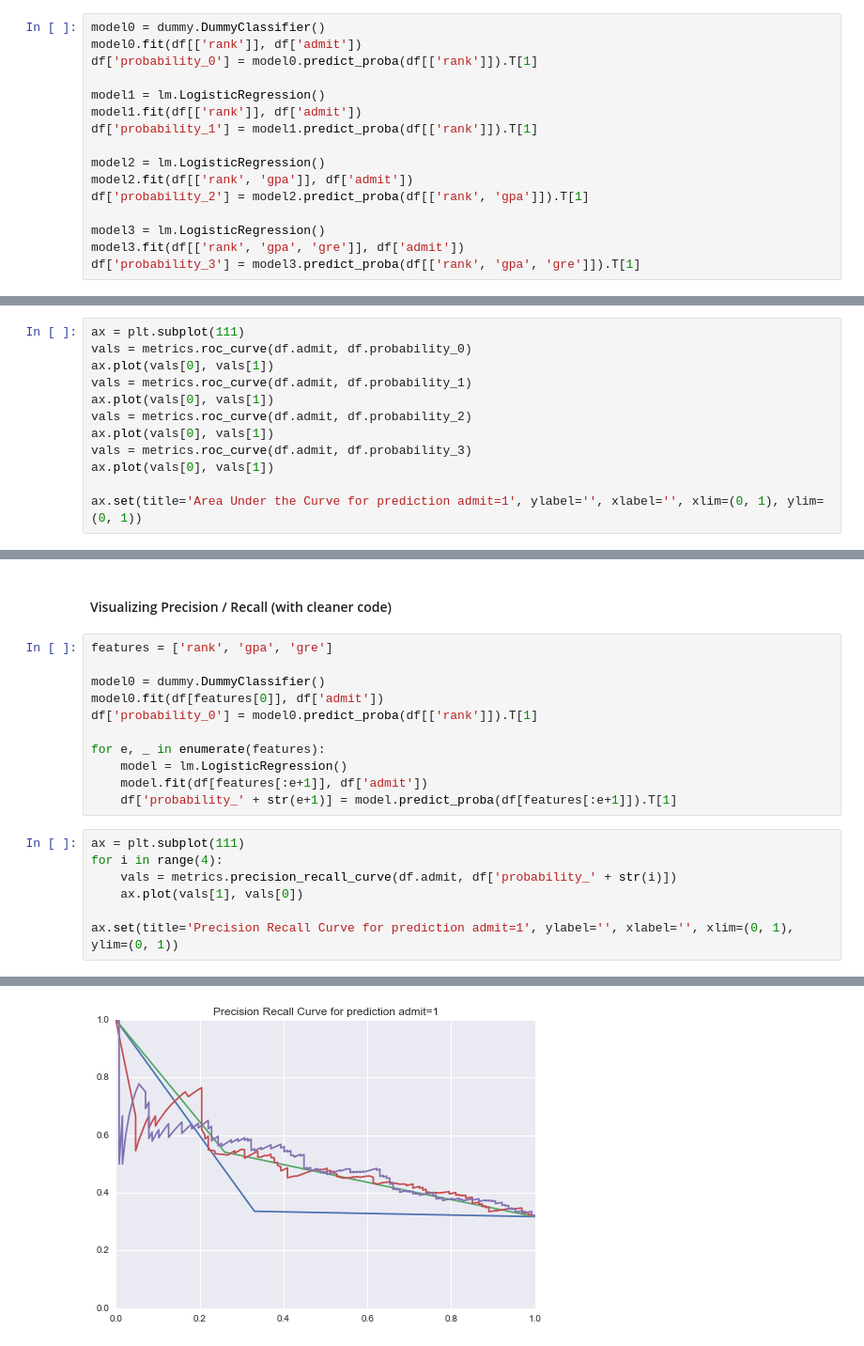
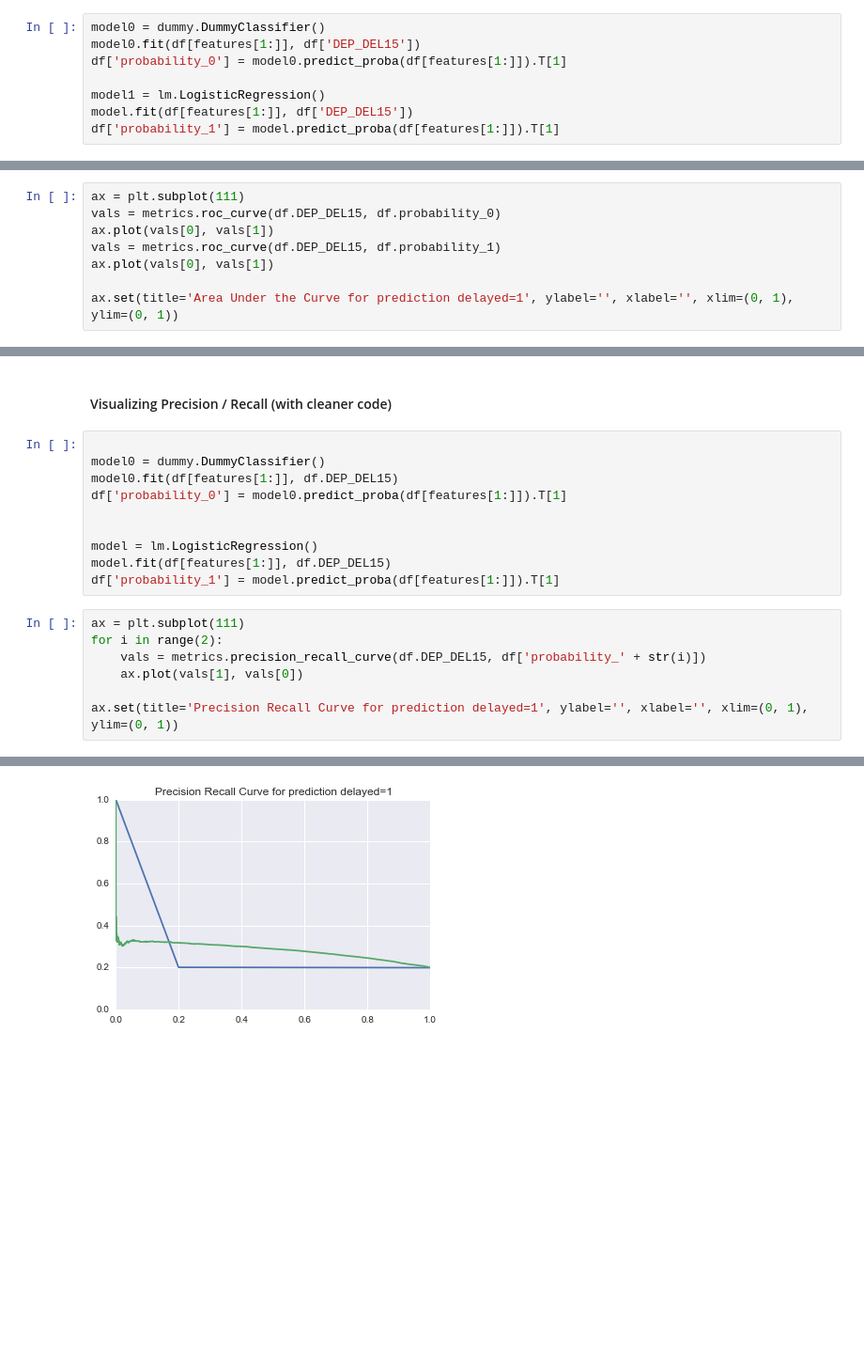
Before and after one commit to eflautt/ga-data-science, a Jupyter notebook: lessons/lesson-10/code/solution-code/solution-code-10.ipynb, the cells around one changed output, grey strips where cells are left out. Shown at 94% size. Cells and saved outputs as stored; diff of their text form; blank space fills up the shorter version.

```diff
--- a/lessons/lesson-10/code/solution-code/solution-code-10.ipynb
+++ b/lessons/lesson-10/code/solution-code/solution-code-10.ipynb
@@ -89,17 +102,9 @@ ax.set(title='Probability of Admission\n Based on GRE and School Rank')
 from sklearn import dummy, metrics
 # %%
 model0 = dummy.DummyClassifier()
-model0.fit(df[['rank']], df['admit'])
-df['probability_0'] = model0.predict_proba(df[['rank']]).T[1]
+model0.fit(df[features[1:]], df['DEP_DEL15'])
+df['probability_0'] = model0.predict_proba(df[features[1:]]).T[1]
 
 model1 = lm.LogisticRegression()
-model1.fit(df[['rank']], df['admit'])
-df['probability_1'] = model1.predict_proba(df[['rank']]).T[1]
-
-model2 = lm.LogisticRegression()
-model2.fit(df[['rank', 'gpa']], df['admit'])
-df['probability_2'] = model2.predict_proba(df[['rank', 'gpa']]).T[1]
-
-model3 = lm.LogisticRegression()
-model3.fit(df[['rank', 'gpa', 'gre']], df['admit'])
-df['probability_3'] = model3.predict_proba(df[['rank', 'gpa', 'gre']]).T[1]
+model.fit(df[features[1:]], df['DEP_DEL15'])
+df['probability_1'] = model.predict_proba(df[features[1:]]).T[1]
@@ -106,15 +113,11 @@ df['probability_3'] = model3.predict_proba(df[['rank', 'gpa', 'gre']]).T[1]
 # %%
 ax = plt.subplot(111)
-vals = metrics.roc_curve(df.admit, df.probability_0)
+vals = metrics.roc_curve(df.DEP_DEL15, df.probability_0)
 ax.plot(vals[0], vals[1])
-vals = metrics.roc_curve(df.admit, df.probability_1)
-ax.plot(vals[0], vals[1])
-vals = metrics.roc_curve(df.admit, df.probability_2)
-ax.plot(vals[0], vals[1])
-vals = metrics.roc_curve(df.admit, df.probability_3)
+vals = metrics.roc_curve(df.DEP_DEL15, df.probability_1)
 ax.plot(vals[0], vals[1])
 
-ax.set(title='Area Under the Curve for prediction admit=1', ylabel='', xlabel='', xlim=(0, 1), ylim=(0, 1))
+ax.set(title='Area Under the Curve for prediction delayed=1', ylabel='', xlabel='', xlim=(0, 1), ylim=(0, 1))
 # %% [output]
 [<matplotlib.text.Text at 0x...>,
  <matplotlib.text.Text at 0x...>,
@@ -125,27 +128,26 @@ ax.set(title='Area Under the Curve for prediction admit=1', ylabel='', xlabel=''
 # %% [markdown]
 #### Visualizing Precision / Recall (with cleaner code)
 # %%
-features = ['rank', 'gpa', 'gre']
 
 model0 = dummy.DummyClassifier()
-model0.fit(df[features[0]], df['admit'])
-df['probability_0'] = model0.predict_proba(df[['rank']]).T[1]
+model0.fit(df[features[1:]], df.DEP_DEL15)
+df['probability_0'] = model0.predict_proba(df[features[1:]]).T[1]
 
-for e, _ in enumerate(features):
-    model = lm.LogisticRegression()
-    model.fit(df[features[:e+1]], df['admit'])
-    df['probability_' + str(e+1)] = model.predict_proba(df[features[:e+1]]).T[1]
+
+model = lm.LogisticRegression()
+model.fit(df[features[1:]], df.DEP_DEL15)
+df['probability_1'] = model.predict_proba(df[features[1:]]).T[1]
 # %%
 ax = plt.subplot(111)
-for i in range(4):
-    vals = metrics.precision_recall_curve(df.admit, df['probability_' + str(i)])
+for i in range(2):
+    vals = metrics.precision_recall_curve(df.DEP_DEL15, df['probability_' + str(i)])
     ax.plot(vals[1], vals[0])
 
-ax.set(title='Precision Recall Curve for prediction admit=1', ylabel='', xlabel='', xlim=(0, 1), ylim=(0, 1))
+ax.set(title='Precision Recall Curve for prediction delayed=1', ylabel='', xlabel='', xlim=(0, 1), ylim=(0, 1))
 # %% [output]
 [<matplotlib.text.Text at 0x...>,
  <matplotlib.text.Text at 0x...>,
  (0, 1),
  (0, 1),
  <matplotlib.text.Text at 0x...>]
-[figure, old version]
+[figure, new version]
```
Also changed, not shown: parts of 10 cells of this notebook.
